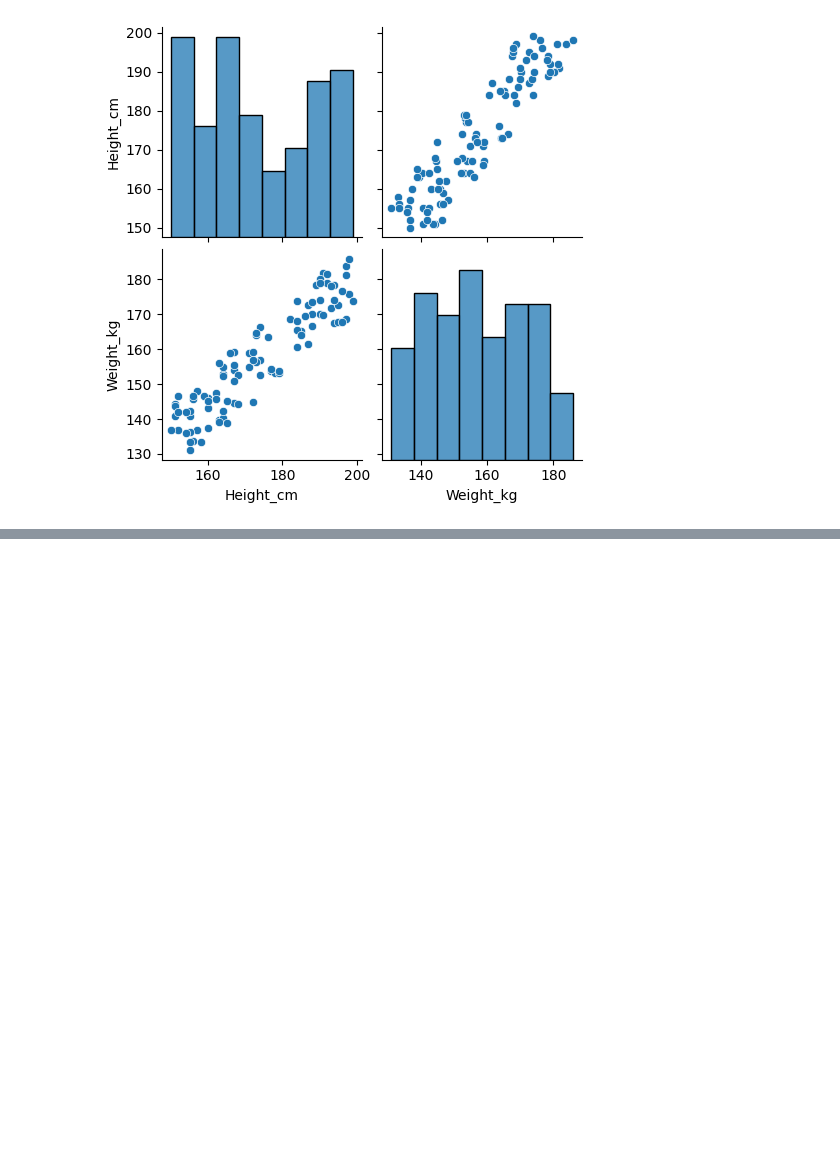
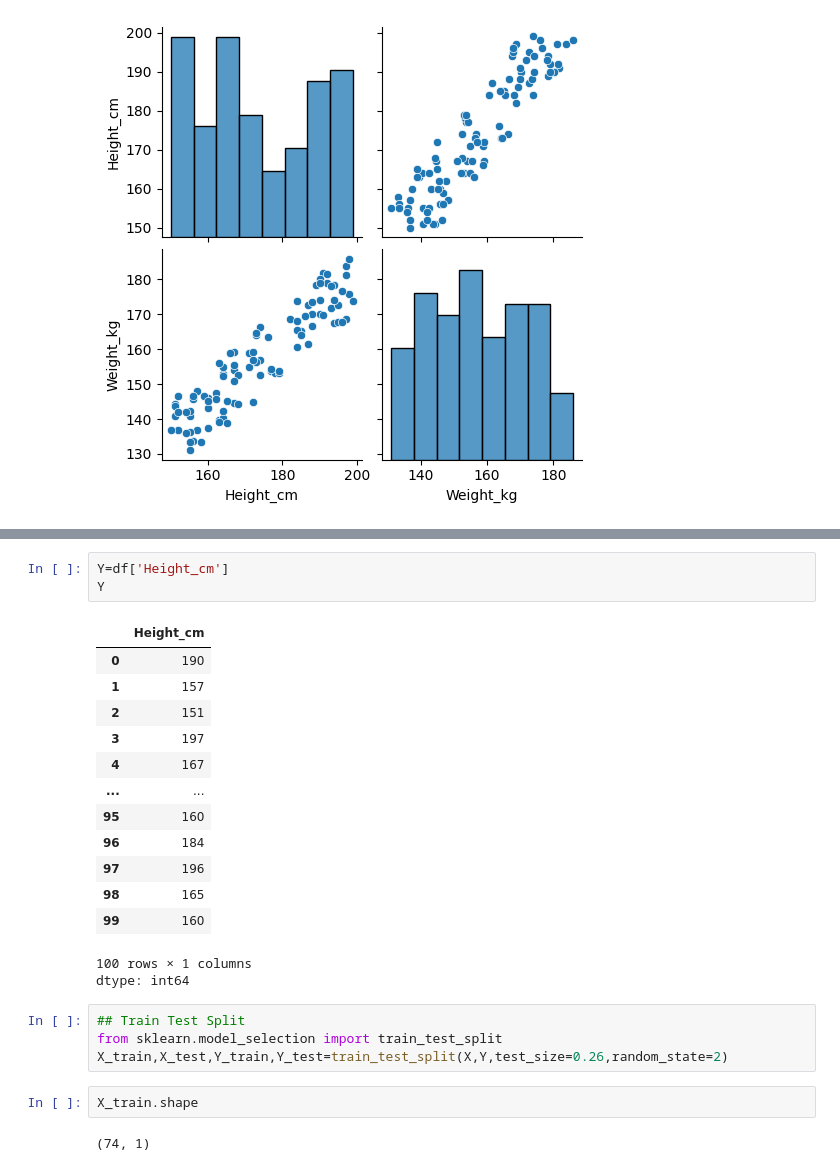
Before and after one commit to phigratio/Machine-Learning, a Jupyter notebook: SimpleLinearRegression.ipynb, the cells around one changed output, grey strips where cells are left out. Drawn from its saved outputs; the diff is of its cells as text; blank space fills up the shorter version.

```diff
--- a/SimpleLinearRegression.ipynb
+++ b/SimpleLinearRegression.ipynb
@@ -188,0 +143,26 @@ sns.pairplot(df)
+# %%
+Y=df['Height_cm']
+Y
+# %% [output]
+|  | Height_cm |
+| 0 | 190 |
+| 1 | 157 |
+| 2 | 151 |
+| 3 | 197 |
+| 4 | 167 |
+| ... | ... |
+| 95 | 160 |
+| 96 | 184 |
+| 97 | 196 |
+| 98 | 165 |
+| 99 | 160 |
+100 rows × 1 columns
+dtype: int64
+# %%
+## Train Test Split
+from sklearn.model_selection import train_test_split
+X_train,X_test,Y_train,Y_test=train_test_split(X,Y,test_size=0.26,random_state=2)
+# %%
+X_train.shape
+# %% [output]
+(74, 1)
```
Also changed, not shown: parts of 27 cells of this notebook.
